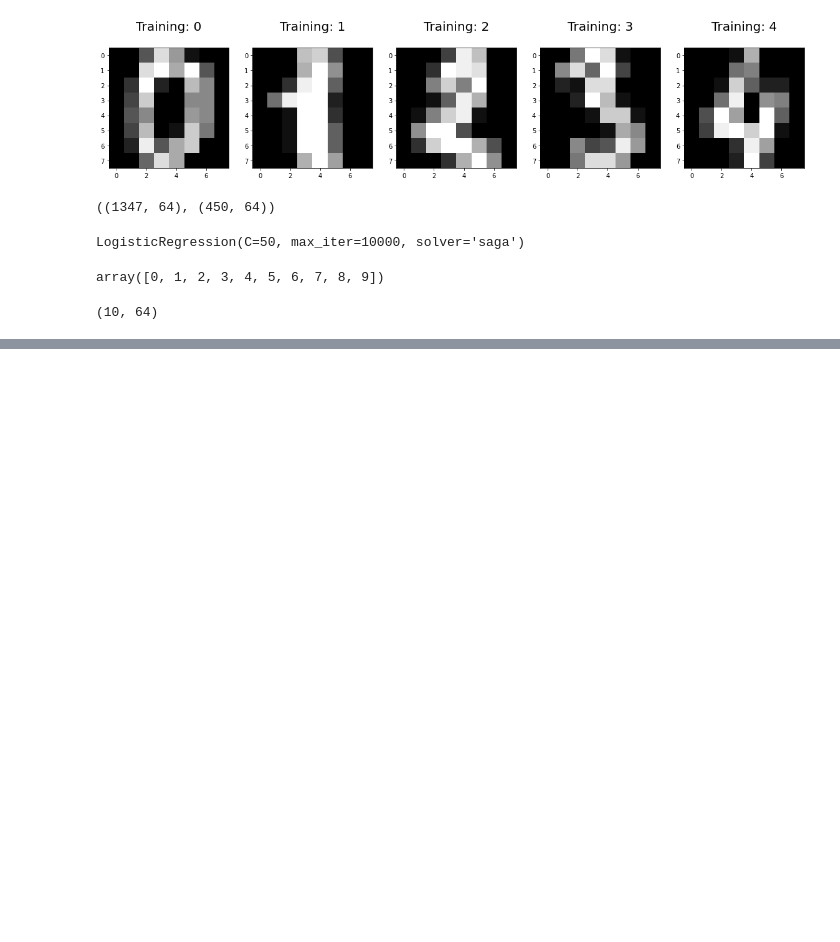
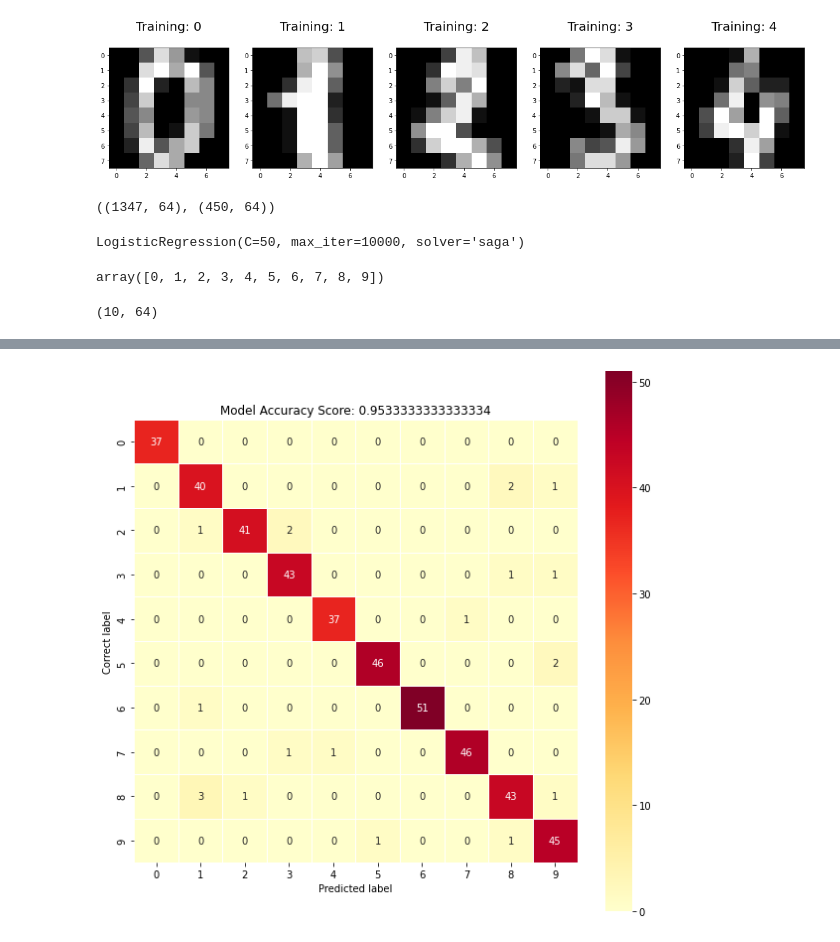
Before and after one commit to JacobAguirre9/HighDimensionalData, a Jupyter notebook: logistic regression MNIST data.ipynb, the cells around one changed output, grey strips where cells are left out. Saved outputs shown, nothing was run; the diff lists cells and outputs as text; code cells hidden in the pictures; blank space fills up the shorter version.

```diff
--- a/logistic regression MNIST data.ipynb
+++ b/logistic regression MNIST data.ipynb
@@ -105,0 +152,13 @@ clf.n_iter_[0]
+# %%
+# So, we have 100% accuracy for the training data, and yet 95.5% for the testing score!
+# not bad!
+# Now, we begin on the Confusion matrix.
+# For reference, please visit https://en.wikipedia.org/wiki/Confusion_matrix
+# We do this by using scikit package
+from sklearn import metrics
+PredictionAccuracy = clf.predict(X_test)
+
+cm = metrics.confusion_matrix(y_true=y_test,
+                         y_pred = PredictionAccuracy,
+                        labels = clf.classes_)
+cm
@@ -105,0 +176,15 @@ clf.n_iter_[0]
+# %%
+# The above diagram does not do our data a good representation
+# So, let's import seaborn! This is a nice package for innovation and heatmaps
+import seaborn as sns
+
+plt.figure(figsize=(10,10))
+sns.heatmap(cm, annot=True,
+            linewidths=.5, square = True, cmap = 'YlOrRd');
+
+plt.ylabel('Correct label')
+plt.xlabel('Predicted label')
+all_sample_title = 'Model Accuracy Score: {0}'.format(score)
+plt.title(all_sample_title);
+# %% [output]
+[figure, added]
```
Also changed, not shown: parts of 12 cells of this notebook.
